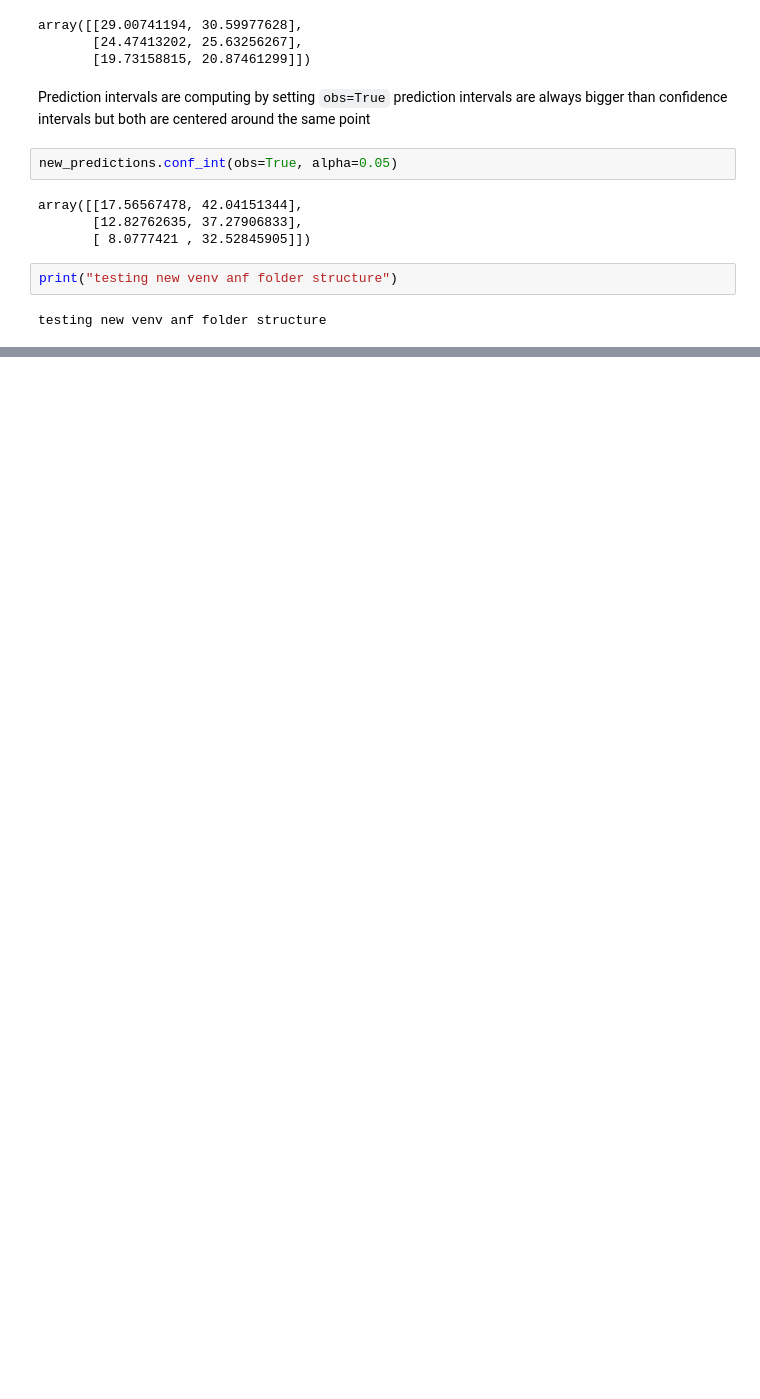
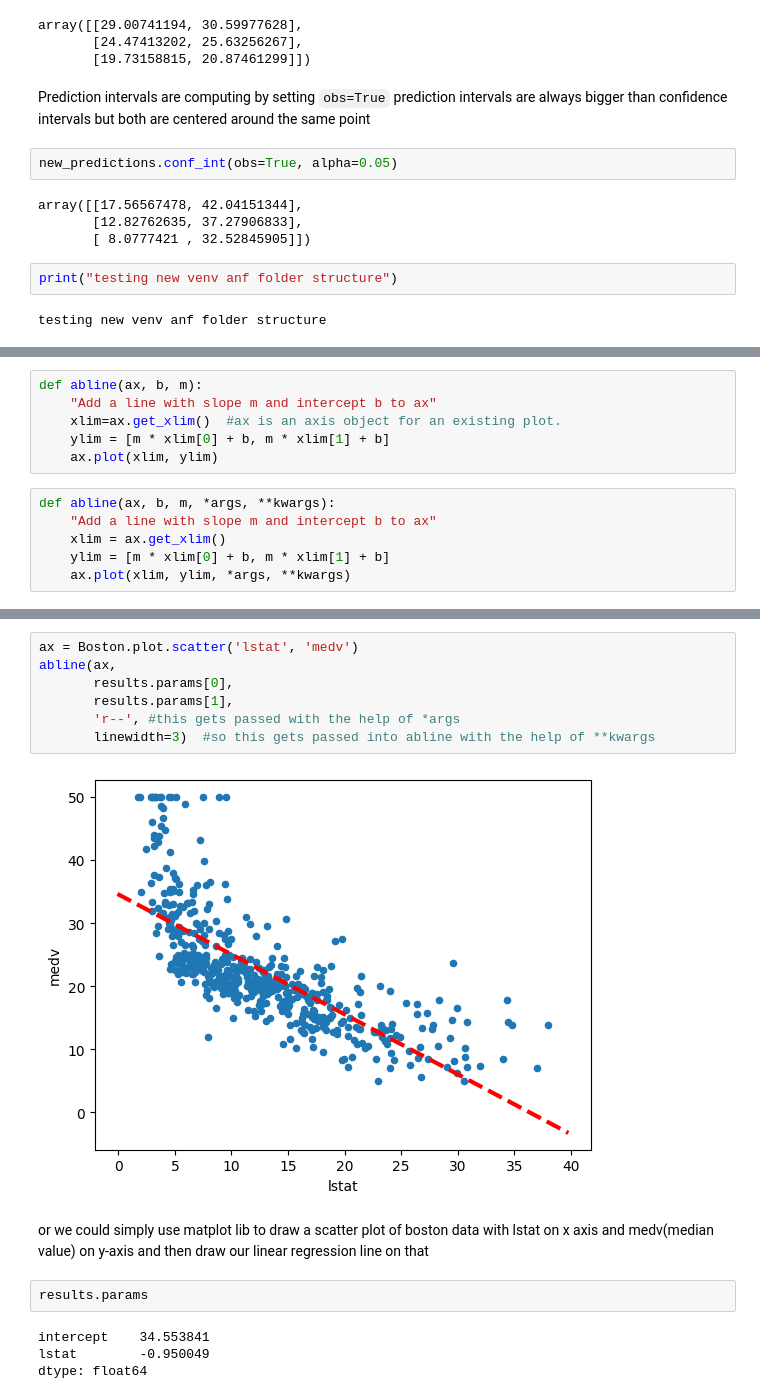
Before and after one commit to DDli26/Introduction-to-Statistical-Learning-Labs, a Jupyter notebook: Chapter 3 Linear Regression/lab.ipynb, the cells around one changed output, grey strips where cells are left out. Cells and saved outputs as stored; diff of their text form; blank space fills up the shorter version.

Commit message:
Multiple linear regression started

```diff
--- a/Chapter 3 Linear Regression/lab.ipynb
+++ b/Chapter 3 Linear Regression/lab.ipynb
@@ -307,0 +313,12 @@ testing new venv anf folder structure
+# %%
+def abline(ax, b, m):
+    "Add a line with slope m and intercept b to ax"
+    xlim=ax.get_xlim()  #ax is an axis object for an existing plot.
+    ylim = [m * xlim[0] + b, m * xlim[1] + b]
+    ax.plot(xlim, ylim)
+# %%
+def abline(ax, b, m, *args, **kwargs):
+    "Add a line with slope m and intercept b to ax"
+    xlim = ax.get_xlim()
+    ylim = [m * xlim[0] + b, m * xlim[1] + b]
+    ax.plot(xlim, ylim, *args, **kwargs)
@@ -307,0 +337,18 @@ testing new venv anf folder structure
+# %%
+ax = Boston.plot.scatter('lstat', 'medv')
+abline(ax,
+       results.params[0],
+       results.params[1],
+       'r--', #this gets passed with the help of *args
+       linewidth=3)  #so this gets passed into abline with the help of **kwargs
+# %% [output]
+[figure, added]
+# %% [markdown]
+or we could simply use matplot lib to draw a scatter plot of boston data with lstat on x axis and medv(median value) on y-axis
+and then draw our linear regression line on that
+# %%
+results.params
+# %% [output]
+intercept    34.553841
+lstat        -0.950049
+dtype: float64
```
Also changed, not shown: parts of 26 cells of this notebook.
